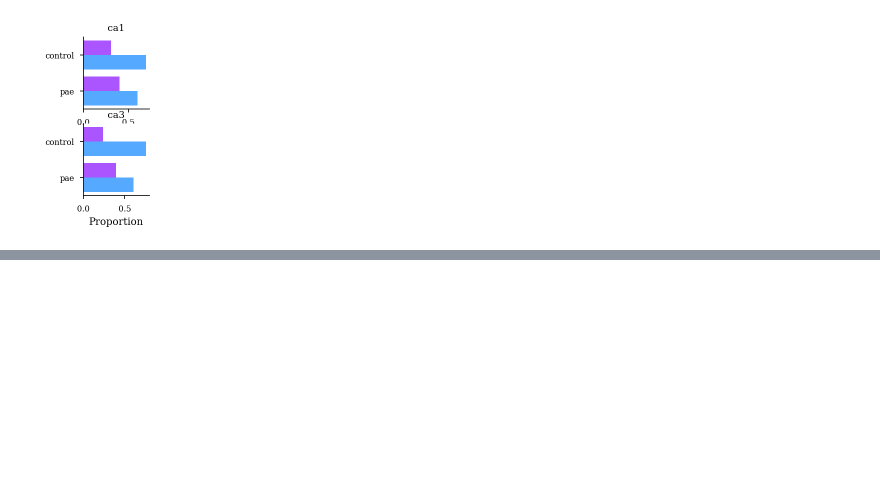
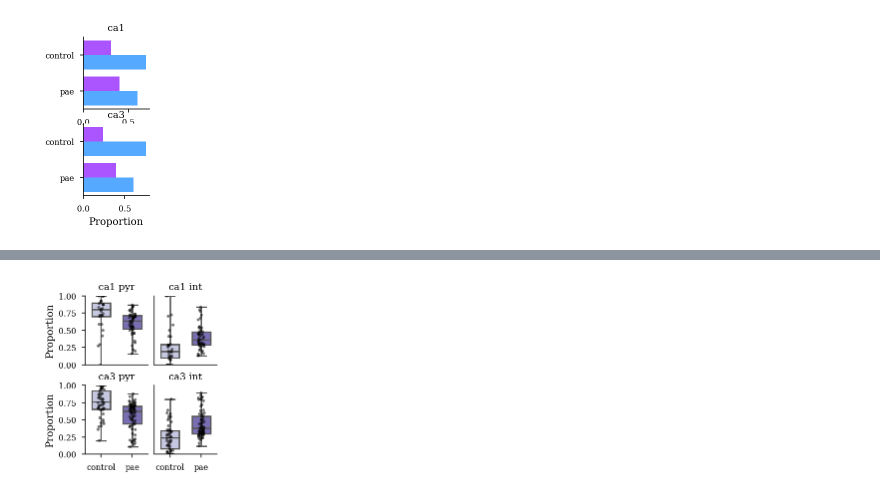
Before and after one commit to ryanharvey1/ripple_analyses, a Jupyter notebook: notebooks/classify_pyr_int.ipynb, the cells around one changed output, grey strips where cells are left out. Saved outputs shown, nothing was run; the diff lists cells and outputs as text; code cells hidden in the pictures; blank space fills up the shorter version.

Commit message:
new prop analysis

```diff
--- a/notebooks/classify_pyr_int.ipynb
+++ b/notebooks/classify_pyr_int.ipynb
@@ -356,0 +435,64 @@ print(expctd)
+# %%
+fig, ax = plt.subplots(2,2,figsize=set_size('thesis', fraction=.4, subplots=(2, 1)))
+fig.subplots_adjust(hspace = .3, wspace=.1)
+ax = ax.ravel()
+
+sns.set_palette(sns.color_palette('Purples',2))
+
+sns.boxplot(x="group", y="prop_pyr", data=df_prop[df_prop.area=='ca1'],
+            whis=[0, 100], width=.6,ax=ax[0],saturation=1)
+sns.stripplot(x="group", y="prop_pyr",data=df_prop[df_prop.area=='ca1'],
+              size=3, color="k",alpha=.5, linewidth=0,ax=ax[0])
+ax[0].set_title('ca1 pyr')
+
+
+sns.boxplot(x="group", y="prop_int", data=df_prop[df_prop.area=='ca1'],
+            whis=[0, 100], width=.6,ax=ax[1],saturation=1)
+sns.stripplot(x="group", y="prop_int",data=df_prop[df_prop.area=='ca1'],
+              size=3, color="k",alpha=.5, linewidth=0,ax=ax[1])
+ax[1].set_title('ca1 int')
+
+
+sns.boxplot(x="group", y="prop_pyr", data=df_prop[df_prop.area=='ca3'],
+            whis=[0, 100], width=.6,ax=ax[2],saturation=1)
+sns.stripplot(x="group", y="prop_pyr",data=df_prop[df_prop.area=='ca3'],
+              size=3, color="k",alpha=.5, linewidth=0,ax=ax[2])
+ax[2].set_title('ca3 pyr')
+
+
+sns.boxplot(x="group", y="prop_int", data=df_prop[df_prop.area=='ca3'],
+            whis=[0, 100], width=.6,ax=ax[3],saturation=1)
+sns.stripplot(x="group", y="prop_int",data=df_prop[df_prop.area=='ca3'],
+              size=3, color="k",alpha=.5, linewidth=0,ax=ax[3])
+ax[3].set_title('ca3 int')
+
+
+ax[0].set(xlabel="")
+sns.despine(trim=False, right=True)
+
+
+ax[0].set_ylim(0,1)
+ax[1].set_ylim(0,1)
+ax[2].set_ylim(0,1)
+ax[3].set_ylim(0,1)
+
+ax[0].set_xlabel('')
+ax[1].set_xlabel('')
+ax[2].set_xlabel('')
+ax[3].set_xlabel('')
+
+ax[0].set_ylabel('Proportion')
+ax[1].set_ylabel('')
+ax[2].set_ylabel('Proportion')
+ax[3].set_ylabel('')
+
+ax[1].axes.get_yaxis().set_ticks([])
+# ax[2].axes.get_yaxis().set_ticks([])
+ax[3].axes.get_yaxis().set_ticks([])
+
+ax[0].axes.get_xaxis().set_ticks([])
+ax[1].axes.get_xaxis().set_ticks([])
+
+plt.savefig(r'D:\ryanh\GoogleDrive\school_work\UNM\Lab\Projects\Dissertation\dissertation\inkscape_figs\ripple_recuitment\pyr_int_prop_per_session.svg',dpi=300,bbox_inches='tight')
+# %% [output]
+[figure, added]
```
Also changed, not shown: parts of 3 cells of this notebook, 3 other files.
